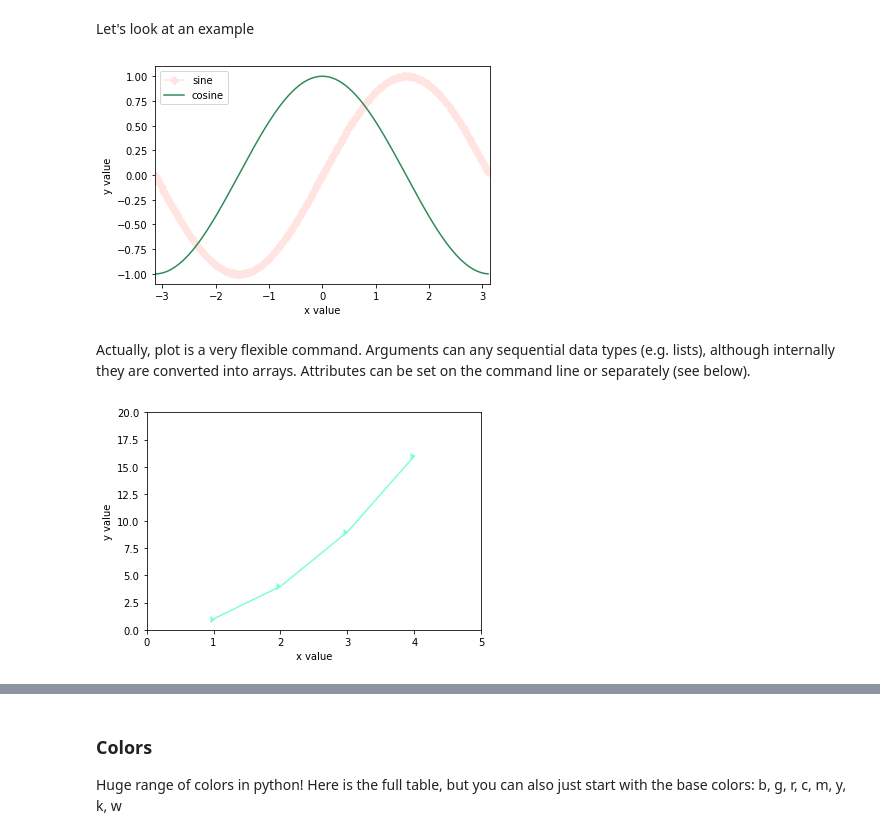
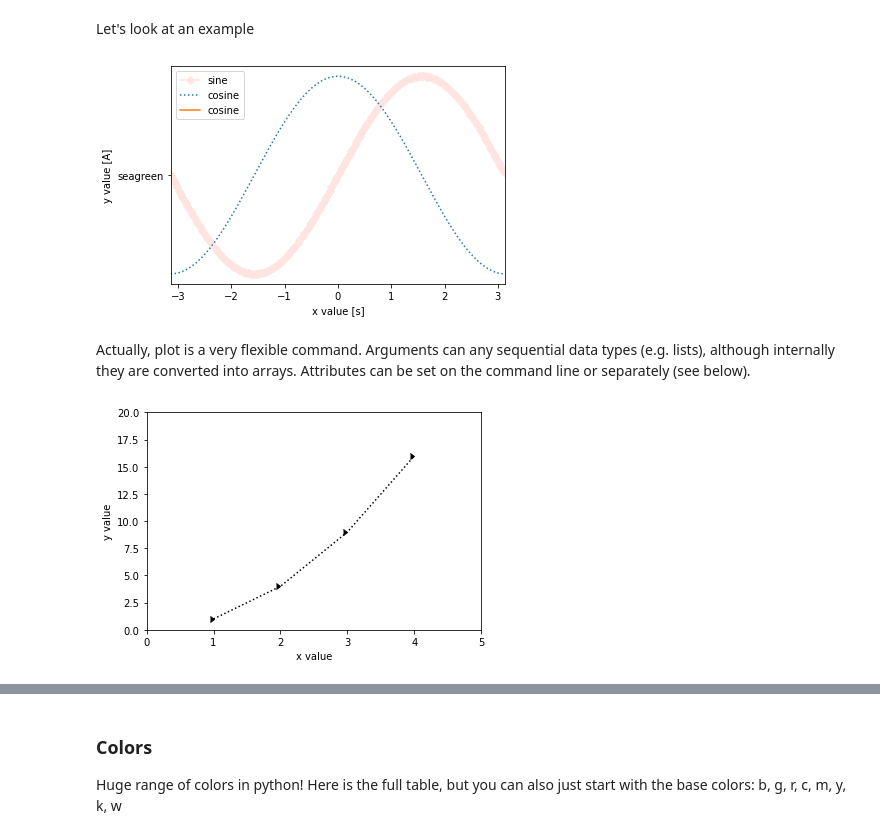
Before and after one commit to ds-connectors/Physics-88-SP22, a Jupyter notebook: Week05/Lecture03.ipynb, the cells around one changed output, grey strips where cells are left out. Saved outputs shown, nothing was run; the diff lists cells and outputs as text; code cells hidden in the pictures.

```diff
--- a/Week05/Lecture03.ipynb
+++ b/Week05/Lecture03.ipynb
@@ -139,31 +154,33 @@ We will go over only a few examples. Documentation and examples are available at
 Let's look at an example
 # %%
 from pylab import * # import all functions from numpy and matplotlib. Beware ! Overloads functions like sqrt, sin
+import numpy as np
 
 # make plots inline (so that the plots appear). This is the default for datahub, but useful to keep for compatibility
 %matplotlib inline
 
-x = arange(-pi, pi, pi/100)   # create an array of x values
+x = np.arange(-pi, pi, pi/100)   # create an array of x values
+#print(x)
 plot(x, sin(x), color = 'mistyrose', marker='D', label='sine' )   # plot sin(x) in a blue, dotted line
-plot(x, cos(x), 'seagreen', label='cosine' ) # plot cos(x) in a green, dashed line
-xlabel('x value' )
-ylabel('y value' )
+plot(x, cos(x), ':','seagreen', label='cosine' ) # plot cos(x) in a green, dashed line
+xlabel('x value [s]' )
+ylabel('y value [A]' )
 xlim(-pi, pi)
 #ylim(-10, 10)
 legend(loc='best')
 show()
 # %% [output]
-[figure, old version]
+[figure, new version]
 # %% [markdown]
 Actually, plot is a very flexible command. Arguments can any sequential data types (e.g. lists), although internally they are converted into arrays. Attributes can be set on the command line or separately (see below).
 # %%
-plot([1,2,3,4], [1,4,9,16], marker=5, color='aquamarine')
+plot([1,2,3,4], [1,4,9,16], ':',marker=5, color='black')
 axis([0, 5, 0, 20])
 xlabel('x value' )
 ylabel('y value' )
 show()
 # %% [output]
-[figure, old version]
+[figure, new version]
 # %% [markdown]
 ### Line attributes
 
```
Also changed, not shown: parts of 6 cells of this notebook, 24 other files.
